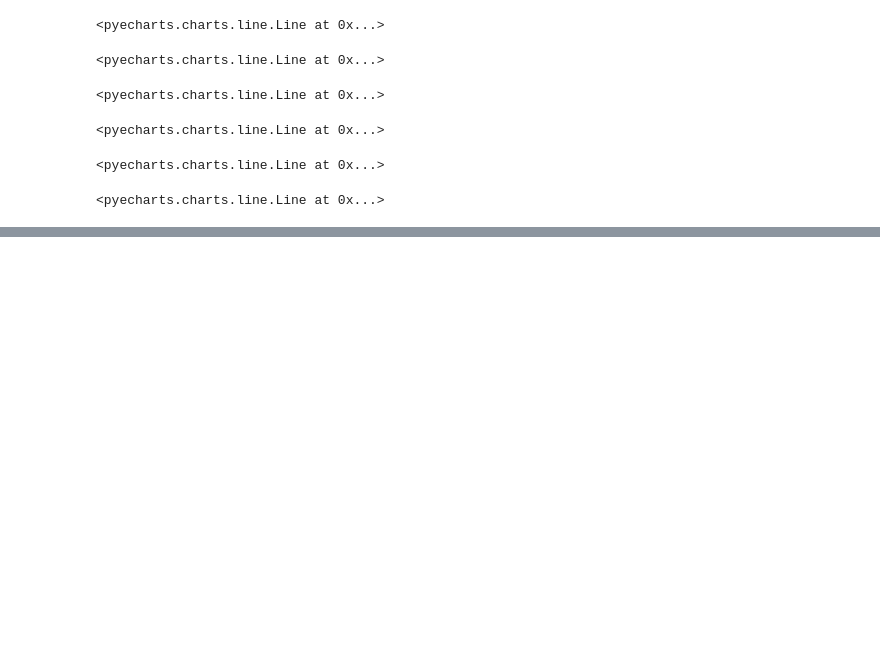
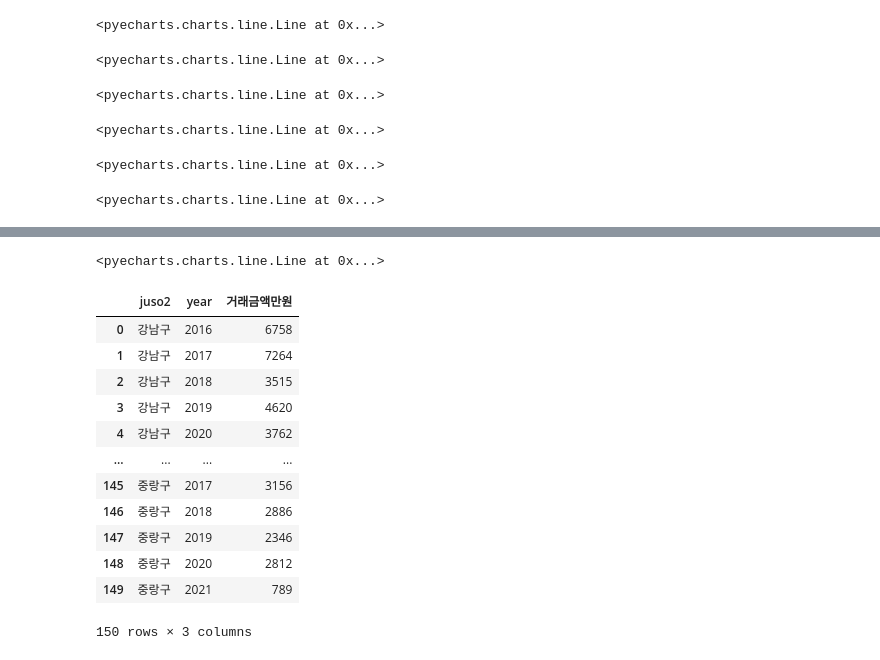
Before and after one commit to king-rabbit/housing_price_analysis, a Jupyter notebook: analysis.ipynb, the cells around one changed output, grey strips where cells are left out. Saved outputs shown, nothing was run; the diff lists cells and outputs as text; code cells hidden in the pictures; blank space fills up the shorter version.

```diff
--- a/analysis.ipynb
+++ b/analysis.ipynb
@@ -331,0 +329,5 @@ line
+# %%
+df_seoul['juso3'] = [juso.split()[2] for juso in df_seoul['시군구']]
+# %%
+regex = "\(.*\)|\s-\s.*"
+df_seoul['단지명_re'] = [re.sub(regex, '', x) for x in df_seoul['단지명']]
@@ -331,0 +345,37 @@ line
+# %%
+gu_list = list(set(seoul_gu_price['juso2']))
+
+line = pyecharts.Line("Bar chart")
+line.use_theme("dark")
+
+
+for gu in gu_list:
+    line.add( gu ,
+             seoul_gu_price[seoul_gu_price['juso2']==gu]['계약연월_re'],
+             seoul_gu_price[seoul_gu_price['juso2']==gu]['거래금액만원'],
+             #mark_point = [ "max"],
+             is_smooth =True,
+             is_symbol_show=False,
+             is_label_show=False)
+
+line.height = 700
+line.width = 900
+line
+# %% [output]
+<pyecharts.charts.line.Line at 0x...>
+# %%
+df_seoul.groupby(by=['juso2', 'year'], dropna=False).count()[['거래금액만원']].reset_index()
+# %% [output]
+|  | juso2 | year | 거래금액만원 |
+| 0 | 강남구 | 2016 | 6758 |
+| 1 | 강남구 | 2017 | 7264 |
+| 2 | 강남구 | 2018 | 3515 |
+| 3 | 강남구 | 2019 | 4620 |
+| 4 | 강남구 | 2020 | 3762 |
+| ... | ... | ... | ... |
+| 145 | 중랑구 | 2017 | 3156 |
+| 146 | 중랑구 | 2018 | 2886 |
+| 147 | 중랑구 | 2019 | 2346 |
+| 148 | 중랑구 | 2020 | 2812 |
+| 149 | 중랑구 | 2021 | 789 |
+150 rows × 3 columns
```
Also changed, not shown: parts of 11 cells of this notebook.
